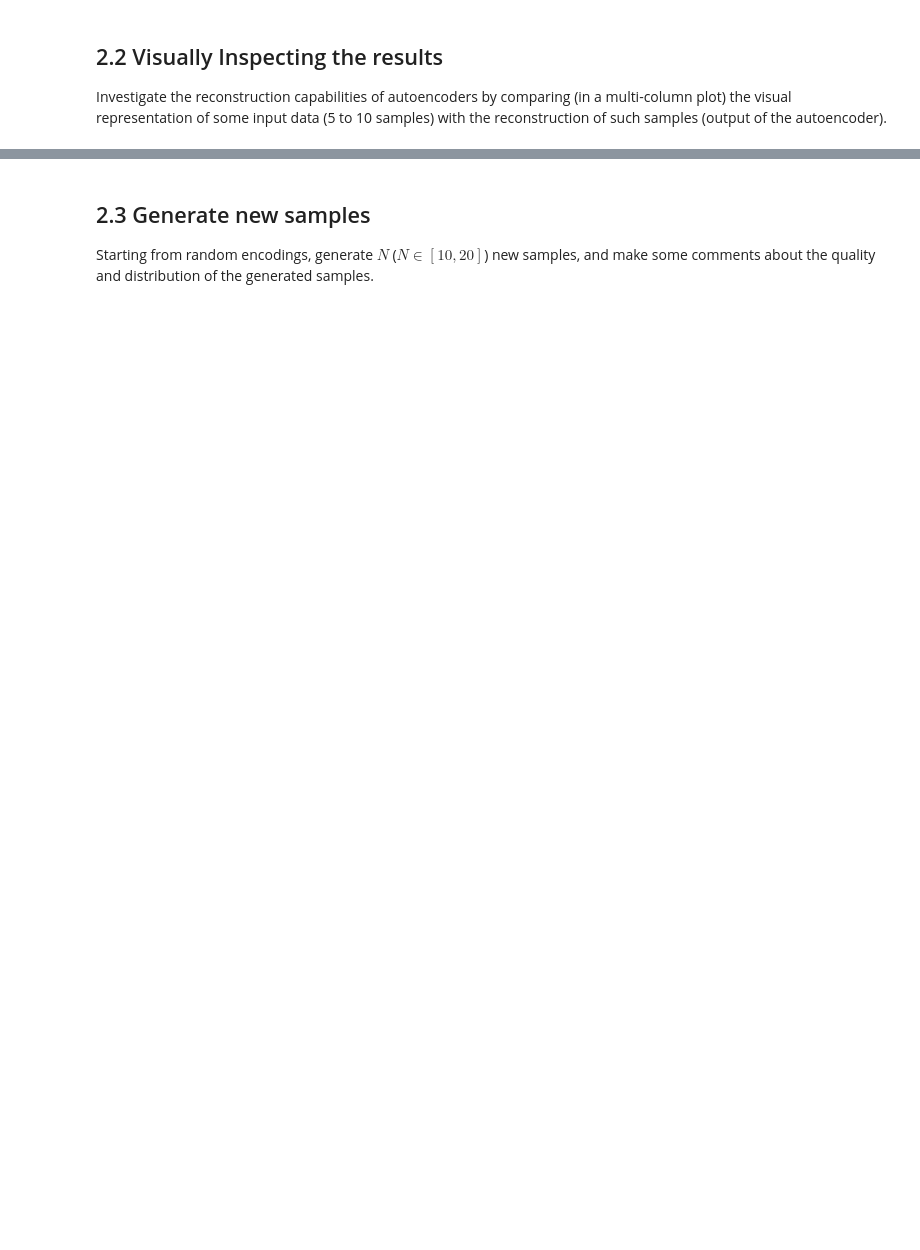
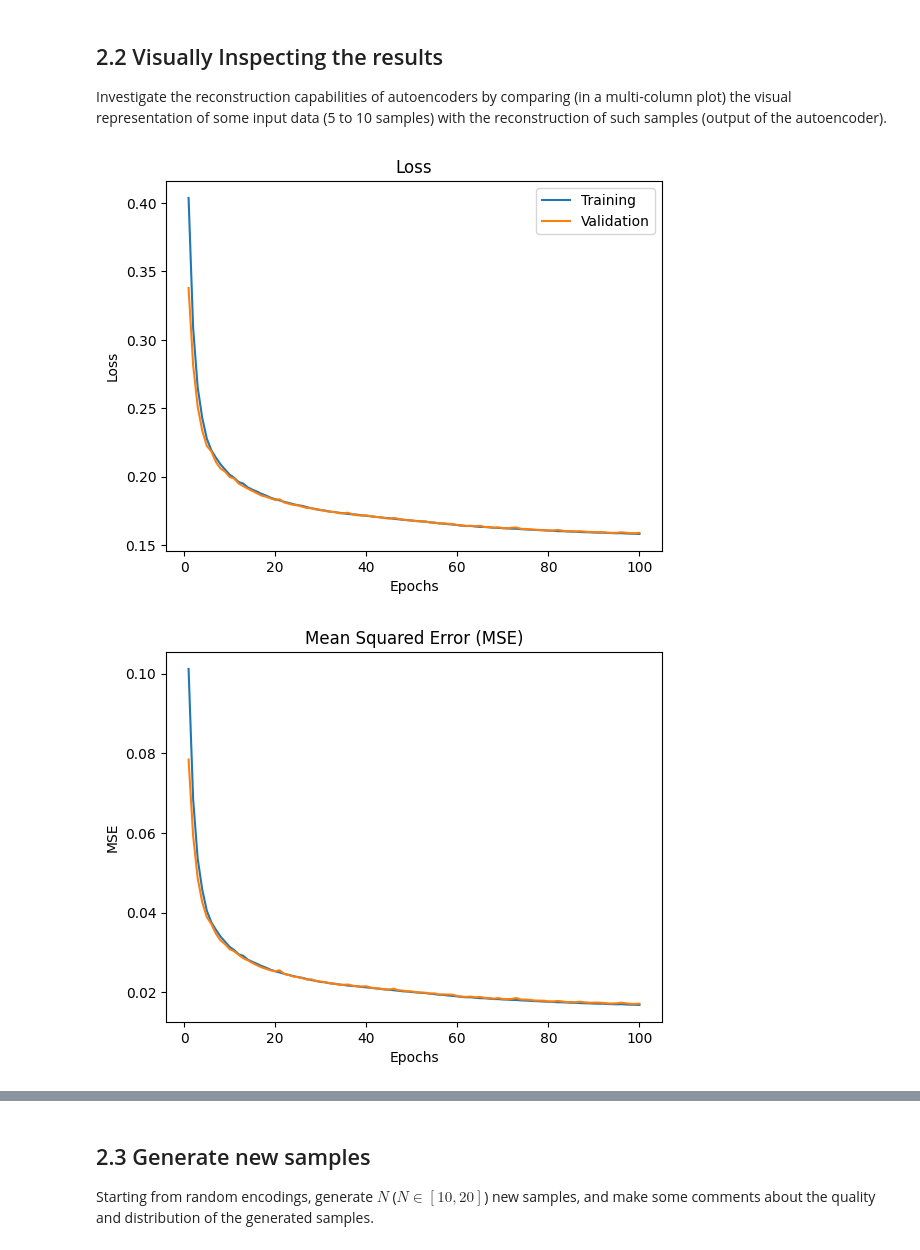
Before and after one commit to LucaPerf/Assignement-Advanced-ML, a Jupyter notebook: Assignment_2/Assignment2_template.ipynb, the cells around one changed output, grey strips where cells are left out. Cells and saved outputs as stored; diff of their text form; code cells hidden in the pictures; blank space fills up the shorter version.

```diff
--- a/Assignment_2/Assignment2_template.ipynb
+++ b/Assignment_2/Assignment2_template.ipynb
@@ -601,0 +715,8 @@ note: although not strictly required, monitoring the training dynamics and perfo
+# %%
+# Training and Evaluation
+
+# Prepares model for training, defining 'Adam' as optimizer,
+# loss function uses 'binary_crossentrpy' and mean squared error (mse) is used as metric
+
+autoencoder.compile(optimizer="adam", loss='binary_crossentropy', metrics = ["mse"])
+autoencoder.summary()
@@ -601,0 +745,9 @@ note: although not strictly required, monitoring the training dynamics and perfo
+# %%
+# Training the entire autoencoder for 100 epochs, a 'batch_size' of 1024, and 10% of
+# the training data is used for validation during training.
+network_history_a = autoencoder.fit(x_train,x_train,
+                epochs=100,
+                batch_size=1024,
+                shuffle=True,
+                validation_split=0.1
+                )
@@ -603,3 +773,9 @@ note: although not strictly required, monitoring the training dynamics and perfo
 ## 2.2 Visually Inspecting the results
 
 Investigate the reconstruction capabilities of autoencoders by comparing (in a multi-column plot) the visual representation of some input data (5 to 10 samples) with the reconstruction of such samples (output of the autoencoder).
+# %%
+plot_loss(network_history_a)
+plot_mse(network_history_a)
+# %% [output]
+[figure, added]
+[figure, added]
```
Also changed, not shown: parts of 11 cells of this notebook.
